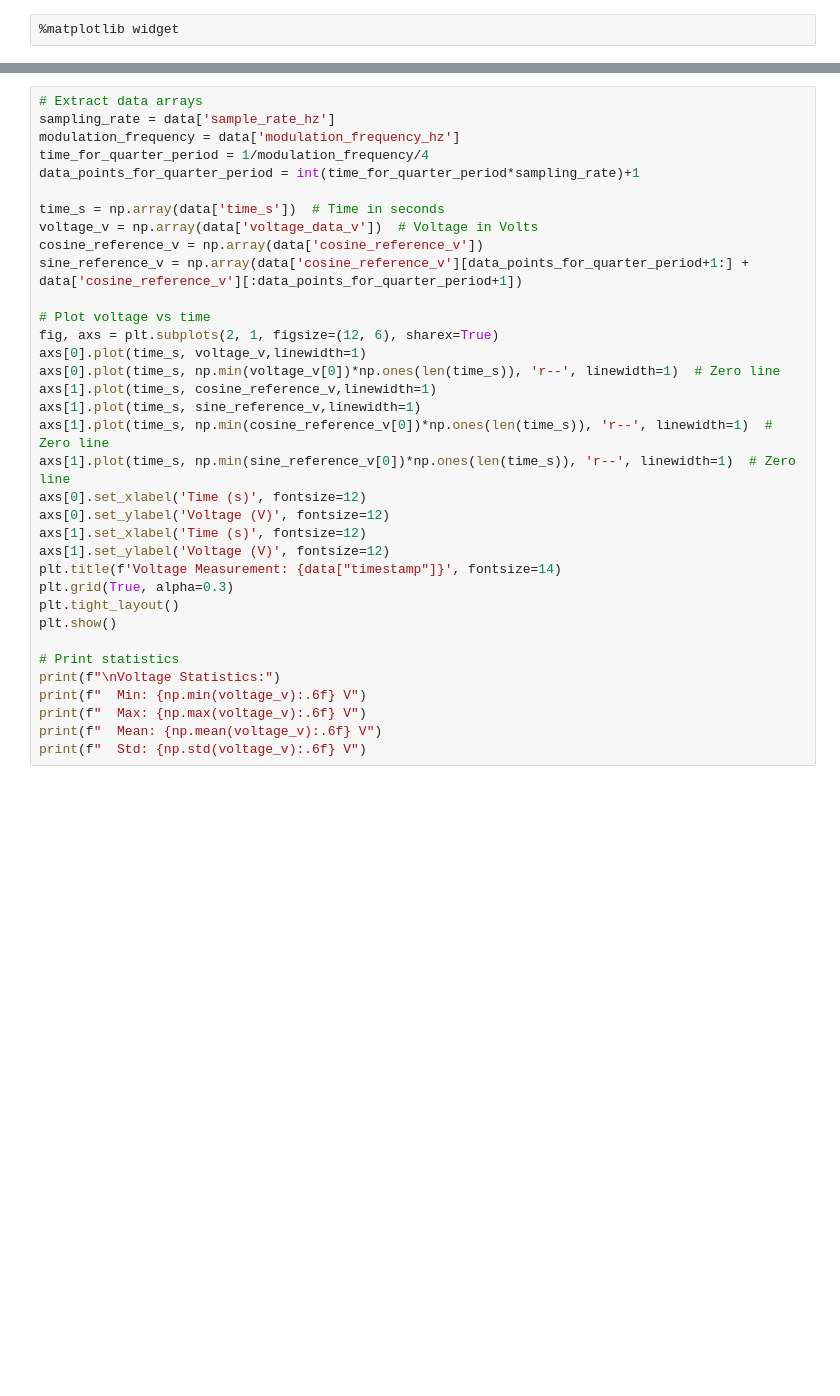
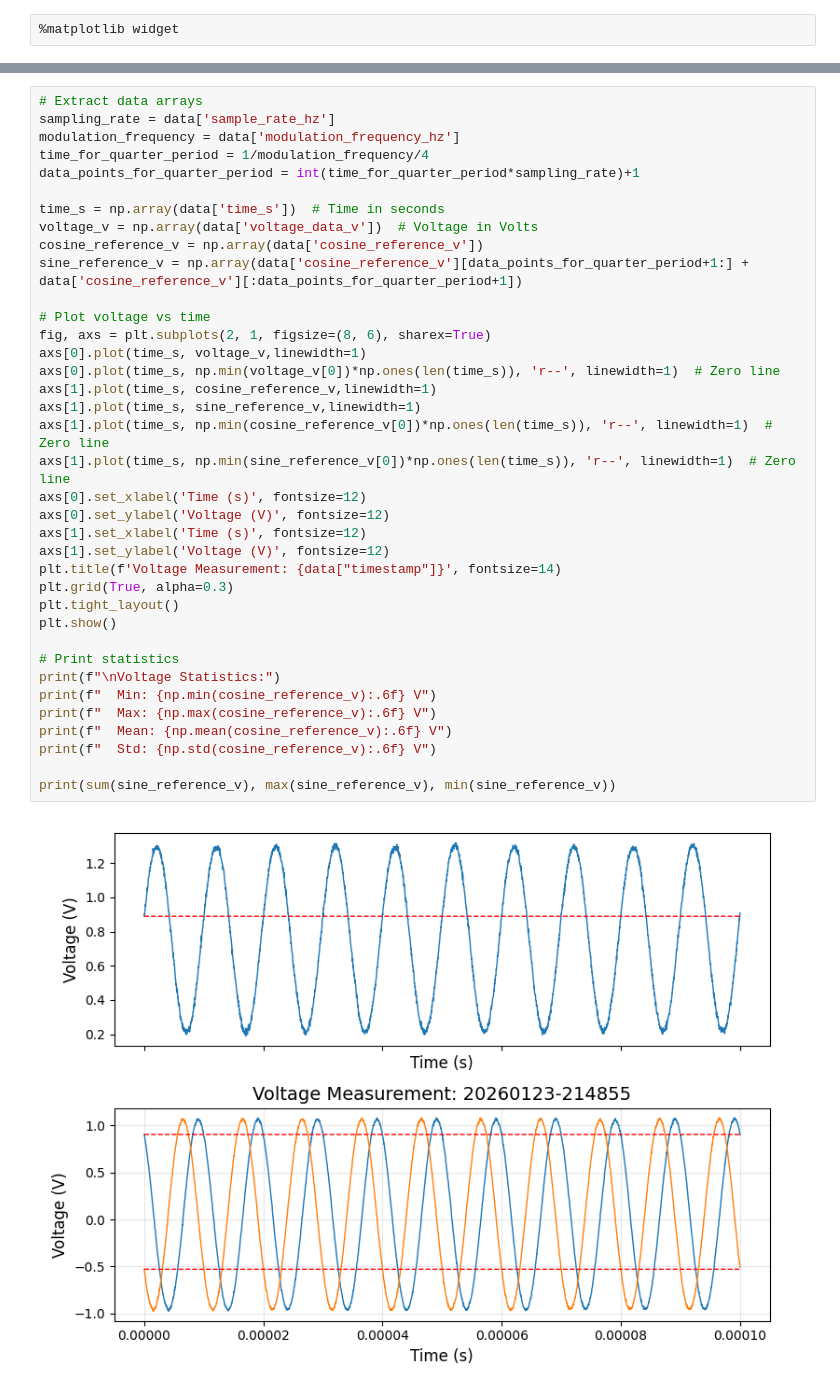
Before and after one commit to Harshghub/Interferometry-analysis, a Jupyter notebook: measurement/analysis_single_lo.ipynb, the cells around one changed output, grey strips where cells are left out. Saved outputs shown, nothing was run; the diff lists cells and outputs as text; blank space fills up the shorter version.

```diff
--- a/measurement/analysis_single_lo.ipynb
+++ b/measurement/analysis_single_lo.ipynb
@@ -57,35 +113,39 @@ print(f"Number of time samples: {len(data['time_s'])}")
 # %%
 # Extract data arrays
 sampling_rate = data['sample_rate_hz']
 modulation_frequency = data['modulation_frequency_hz']
 time_for_quarter_period = 1/modulation_frequency/4
 data_points_for_quarter_period = int(time_for_quarter_period*sampling_rate)+1
 
 time_s = np.array(data['time_s'])  # Time in seconds
 voltage_v = np.array(data['voltage_data_v'])  # Voltage in Volts
 cosine_reference_v = np.array(data['cosine_reference_v'])
 sine_reference_v = np.array(data['cosine_reference_v'][data_points_for_quarter_period+1:] + data['cosine_reference_v'][:data_points_for_quarter_period+1])
 
 # Plot voltage vs time
-fig, axs = plt.subplots(2, 1, figsize=(12, 6), sharex=True)
+fig, axs = plt.subplots(2, 1, figsize=(8, 6), sharex=True)
 axs[0].plot(time_s, voltage_v,linewidth=1)
 axs[0].plot(time_s, np.min(voltage_v[0])*np.ones(len(time_s)), 'r--', linewidth=1)  # Zero line
 axs[1].plot(time_s, cosine_reference_v,linewidth=1)
 axs[1].plot(time_s, sine_reference_v,linewidth=1)
 axs[1].plot(time_s, np.min(cosine_reference_v[0])*np.ones(len(time_s)), 'r--', linewidth=1)  # Zero line
 axs[1].plot(time_s, np.min(sine_reference_v[0])*np.ones(len(time_s)), 'r--', linewidth=1)  # Zero line
 axs[0].set_xlabel('Time (s)', fontsize=12)
 axs[0].set_ylabel('Voltage (V)', fontsize=12)
 axs[1].set_xlabel('Time (s)', fontsize=12)
 axs[1].set_ylabel('Voltage (V)', fontsize=12)
 plt.title(f'Voltage Measurement: {data["timestamp"]}', fontsize=14)
 plt.grid(True, alpha=0.3)
 plt.tight_layout()
 plt.show()
 
 # Print statistics
 print(f"\nVoltage Statistics:")
-print(f"  Min: {np.min(voltage_v):.6f} V")
-print(f"  Max: {np.max(voltage_v):.6f} V")
-print(f"  Mean: {np.mean(voltage_v):.6f} V")
-print(f"  Std: {np.std(voltage_v):.6f} V")
+print(f"  Min: {np.min(cosine_reference_v):.6f} V")
+print(f"  Max: {np.max(cosine_reference_v):.6f} V")
+print(f"  Mean: {np.mean(cosine_reference_v):.6f} V")
+print(f"  Std: {np.std(cosine_reference_v):.6f} V")
+
+print(sum(sine_reference_v), max(sine_reference_v), min(sine_reference_v))
+# %% [output]
+[figure, added]
```
Also changed, not shown: parts of 7 cells of this notebook, 6 other files.
